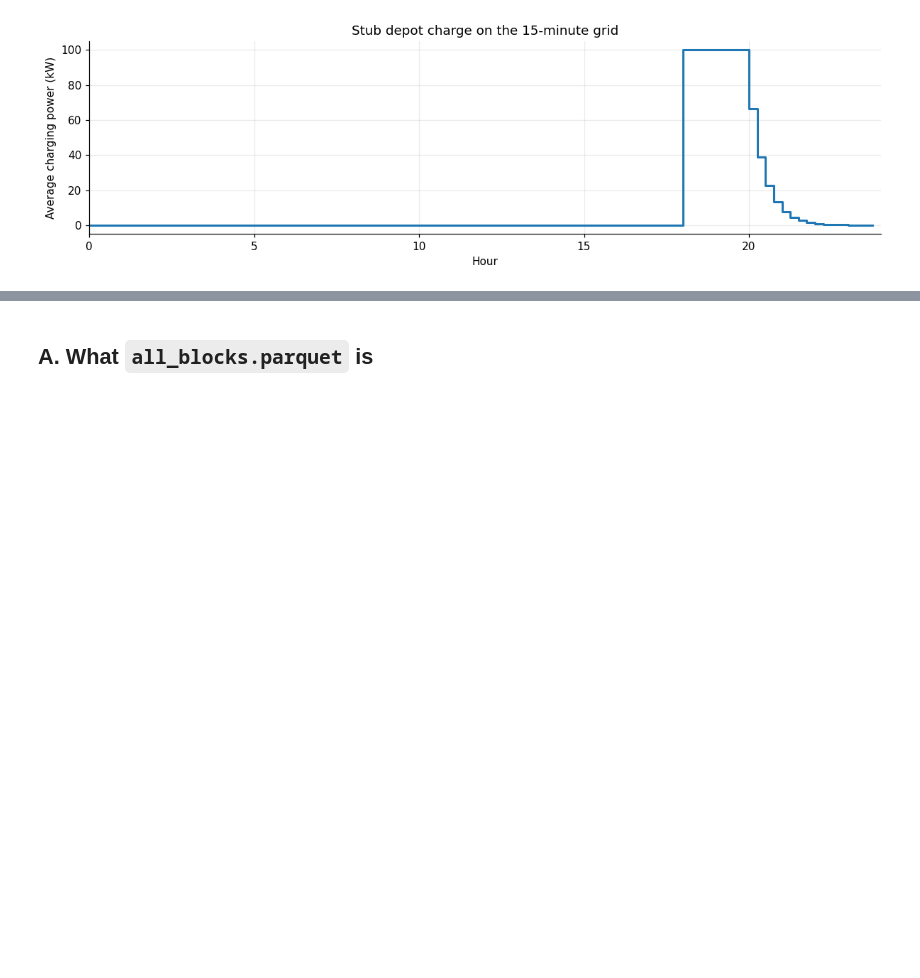
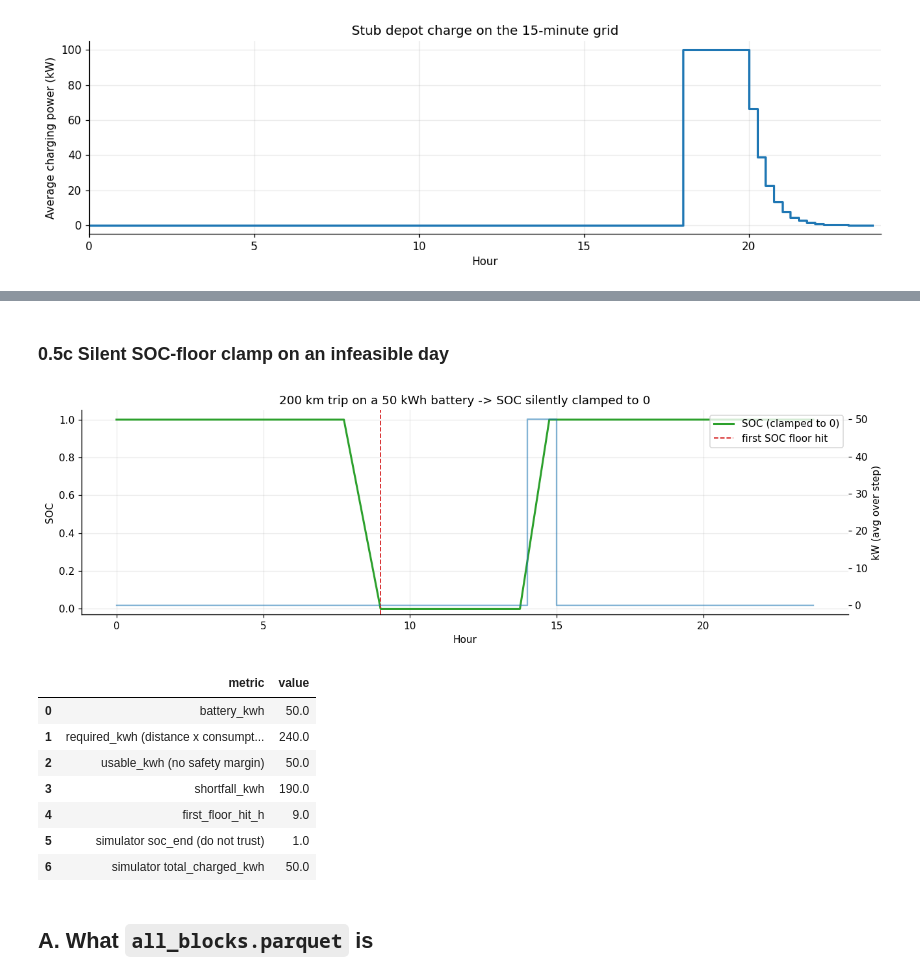
Before and after one commit to zhichuanma/Modelling, a Jupyter notebook: notebooks/01_single_bus_simulation.ipynb, the cells around one changed output, grey strips where cells are left out. Drawn from its saved outputs; the diff is of its cells as text; code cells hidden in the pictures; blank space fills up the shorter version.

```diff
--- a/notebooks/01_single_bus_simulation.ipynb
+++ b/notebooks/01_single_bus_simulation.ipynb
@@ -109,3 +306,76 @@ plt.show()
+# %% [markdown]
+### 0.5c Silent SOC-floor clamp on an infeasible day
+# %%
+infeasible_trip = Trip(
+    trip_id="too_long",
+    departure_time=8.0,
+    arrival_time=14.0,
+    distance_km=200.0,
+    origin_purpose="bus_stop",
+    destination_purpose="bus_stop",
+    energy_consumed_kwh=200.0 * 1.2,
+)
+infeasible_schedule = DailySchedule(
+    ev_id="demo_infeasible",
+    day=0,
+    day_type="representative_service_day",
+    trips=[infeasible_trip],
+    parking_events=[
+        ParkingEvent(0.0, 8.0, 8.0, "depot_terminus", can_charge=True, charge_power_kw=0.0),
+        ParkingEvent(14.0, 24.0, 10.0, "depot_terminus", can_charge=True, charge_power_kw=50.0),
+    ],
+)
+small_battery_kwh = 50.0
+consumption_kwh_per_km = 1.2
+usable_kwh = small_battery_kwh
+required_kwh = infeasible_trip.distance_km * consumption_kwh_per_km
+
+bad_soc, bad_load_kw, bad_soc_end = simulate_single_day(
+    infeasible_schedule,
+    battery_capacity_kwh=small_battery_kwh,
+    soc_start=1.0,
+)
+hours = np.arange(STEPS_PER_DAY) * STEP_HOURS
+first_floor_step = int(np.argmax(bad_soc <= 1e-9)) if (bad_soc <= 1e-9).any() else -1
+
+fig, ax = plt.subplots(figsize=(12, 3.8))
+ax_load = ax.twinx()
+ax.plot(hours, bad_soc, color="tab:green", lw=2, label="SOC (clamped to 0)")
+ax_load.step(hours, bad_load_kw, where="post", color="tab:blue", alpha=0.55, label="load_kw")
+if first_floor_step >= 0:
+    ax.axvline(first_floor_step * STEP_HOURS, color="tab:red", ls="--", lw=1.2, label="first SOC floor hit")
+ax.set(xlabel="Hour", ylabel="SOC", ylim=(-0.03, 1.05), title="200 km trip on a 50 kWh battery -> SOC silently clamped to 0")
+ax_load.set_ylabel("kW (avg over step)")
+for spine in ("top", "right"):
+    ax.spines[spine].set_visible(False)
+ax.grid(alpha=0.25)
+ax.legend(loc="upper right")
+plt.tight_layout()
+plt.show()
+
+clamp_audit = pd.DataFrame(
+    [
+        ("battery_kwh", small_battery_kwh),
+        ("required_kwh (distance x consumption)", required_kwh),
+        ("usable_kwh (no safety margin)", usable_kwh),
+        ("shortfall_kwh", max(0.0, required_kwh - usable_kwh)),
+        ("first_floor_hit_h", float(first_floor_step * STEP_HOURS) if first_floor_step >= 0 else float("nan")),
+        ("simulator soc_end (do not trust)", float(bad_soc_end)),
+        ("simulator total_charged_kwh", float(bad_load_kw.sum() * STEP_HOURS)),
+    ],
+    columns=["metric", "value"],
+)
+display(clamp_audit)
+# %% [output]
+[figure, added]
+|  | metric | value |
+| 0 | battery_kwh | 50.0 |
+| 1 | required_kwh (distance x consumpt... | 240.0 |
+| 2 | usable_kwh (no safety margin) | 50.0 |
+| 3 | shortfall_kwh | 190.0 |
+| 4 | first_floor_hit_h | 9.0 |
+| 5 | simulator soc_end (do not trust) | 1.0 |
+| 6 | simulator total_charged_kwh | 50.0 |
 # %% [markdown]
 ## A. What `all_blocks.parquet` is
 # %%
```
Also changed, not shown: parts of 13 cells of this notebook, 3 other files.
